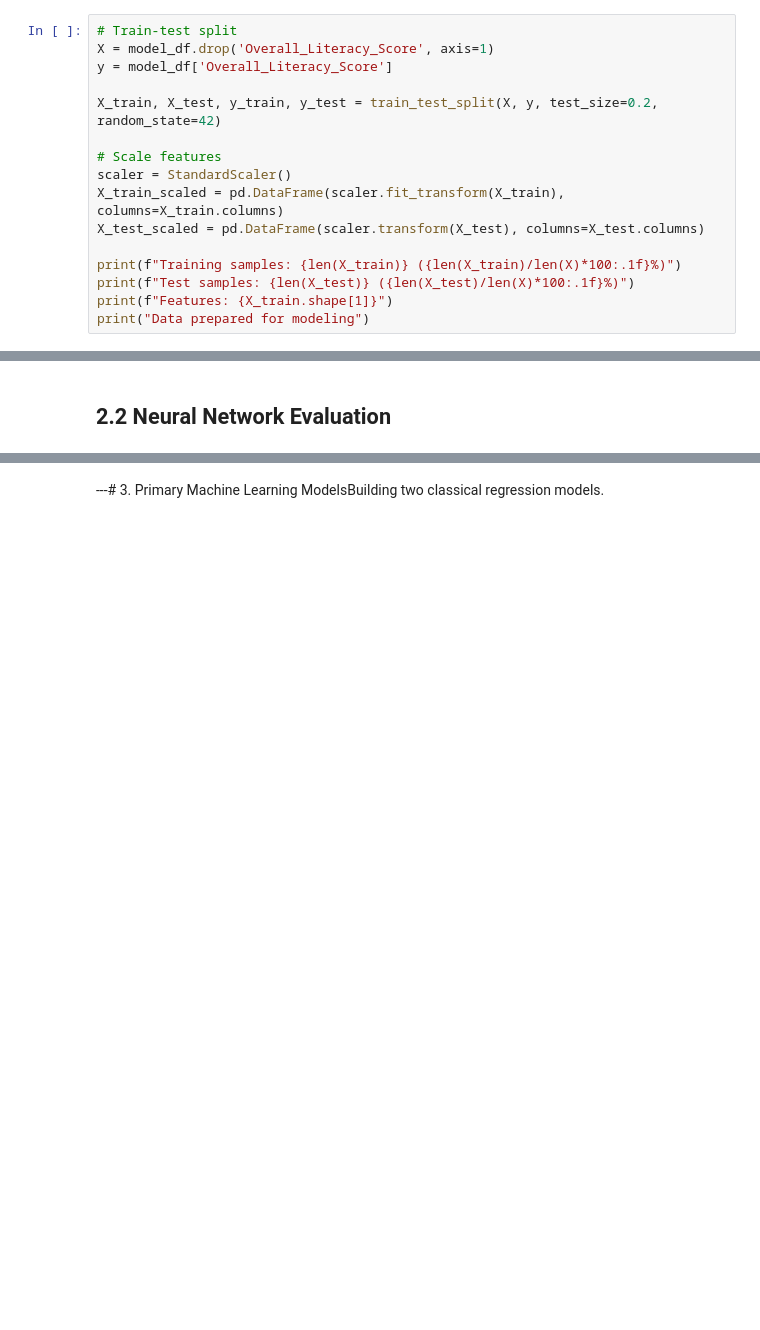
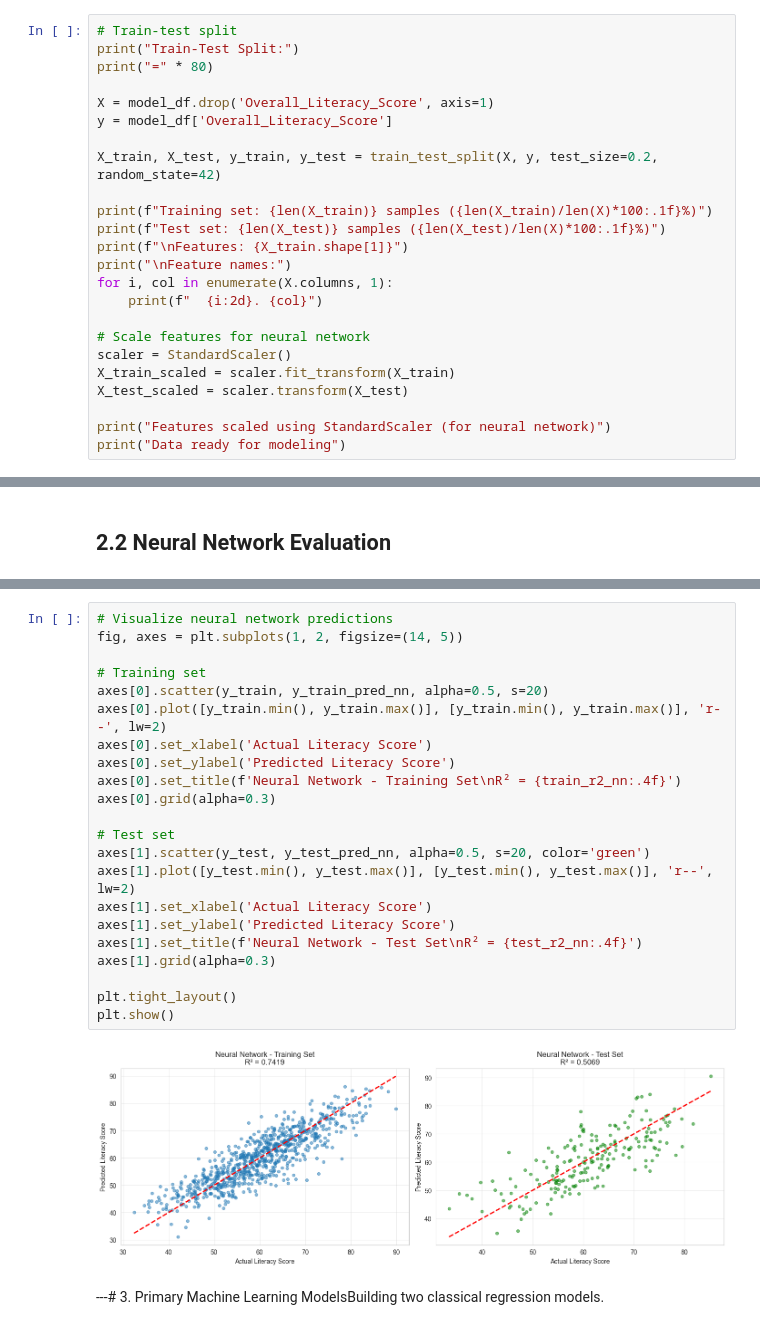
Before and after one commit to kashifmaskeyx/AI-FinalPortfolio, a Jupyter notebook: digitalLiteracyReg.ipynb, the cells around one changed output, grey strips where cells are left out. Saved outputs shown, nothing was run; the diff lists cells and outputs as text; blank space fills up the shorter version.

```diff
--- a/digitalLiteracyReg.ipynb
+++ b/digitalLiteracyReg.ipynb
@@ -343,17 +370,25 @@ Final shape: (1000, 22)
 # %%
 # Train-test split
+print("Train-Test Split:")
+print("=" * 80)
+
 X = model_df.drop('Overall_Literacy_Score', axis=1)
 y = model_df['Overall_Literacy_Score']
 
 X_train, X_test, y_train, y_test = train_test_split(X, y, test_size=0.2, random_state=42)
 
-# Scale features
+print(f"Training set: {len(X_train)} samples ({len(X_train)/len(X)*100:.1f}%)")
+print(f"Test set: {len(X_test)} samples ({len(X_test)/len(X)*100:.1f}%)")
+print(f"\nFeatures: {X_train.shape[1]}")
+print("\nFeature names:")
+for i, col in enumerate(X.columns, 1):
+    print(f"  {i:2d}. {col}")
+
+# Scale features for neural network
 scaler = StandardScaler()
-X_train_scaled = pd.DataFrame(scaler.fit_transform(X_train), columns=X_train.columns)
-X_test_scaled = pd.DataFrame(scaler.transform(X_test), columns=X_test.columns)
+X_train_scaled = scaler.fit_transform(X_train)
+X_test_scaled = scaler.transform(X_test)
 
-print(f"Training samples: {len(X_train)} ({len(X_train)/len(X)*100:.1f}%)")
-print(f"Test samples: {len(X_test)} ({len(X_test)/len(X)*100:.1f}%)")
-print(f"Features: {X_train.shape[1]}")
-print("Data prepared for modeling")
+print("Features scaled using StandardScaler (for neural network)")
+print("Data ready for modeling")
 # %% [output]
@@ -491,3 +490,27 @@ Std residual: 3.2682
+# %%
+# Visualize neural network predictions
+fig, axes = plt.subplots(1, 2, figsize=(14, 5))
+
+# Training set
+axes[0].scatter(y_train, y_train_pred_nn, alpha=0.5, s=20)
+axes[0].plot([y_train.min(), y_train.max()], [y_train.min(), y_train.max()], 'r--', lw=2)
+axes[0].set_xlabel('Actual Literacy Score')
+axes[0].set_ylabel('Predicted Literacy Score')
+axes[0].set_title(f'Neural Network - Training Set\nR² = {train_r2_nn:.4f}')
+axes[0].grid(alpha=0.3)
+
+# Test set
+axes[1].scatter(y_test, y_test_pred_nn, alpha=0.5, s=20, color='green')
+axes[1].plot([y_test.min(), y_test.max()], [y_test.min(), y_test.max()], 'r--', lw=2)
+axes[1].set_xlabel('Actual Literacy Score')
+axes[1].set_ylabel('Predicted Literacy Score')
+axes[1].set_title(f'Neural Network - Test Set\nR² = {test_r2_nn:.4f}')
+axes[1].grid(alpha=0.3)
+
+plt.tight_layout()
+plt.show()
+# %% [output]
+[figure, added]
 # %% [markdown]
 ---# 3. Primary Machine Learning ModelsBuilding two classical regression models.
 # %% [markdown]
```
Also changed, not shown: parts of 32 cells of this notebook.
